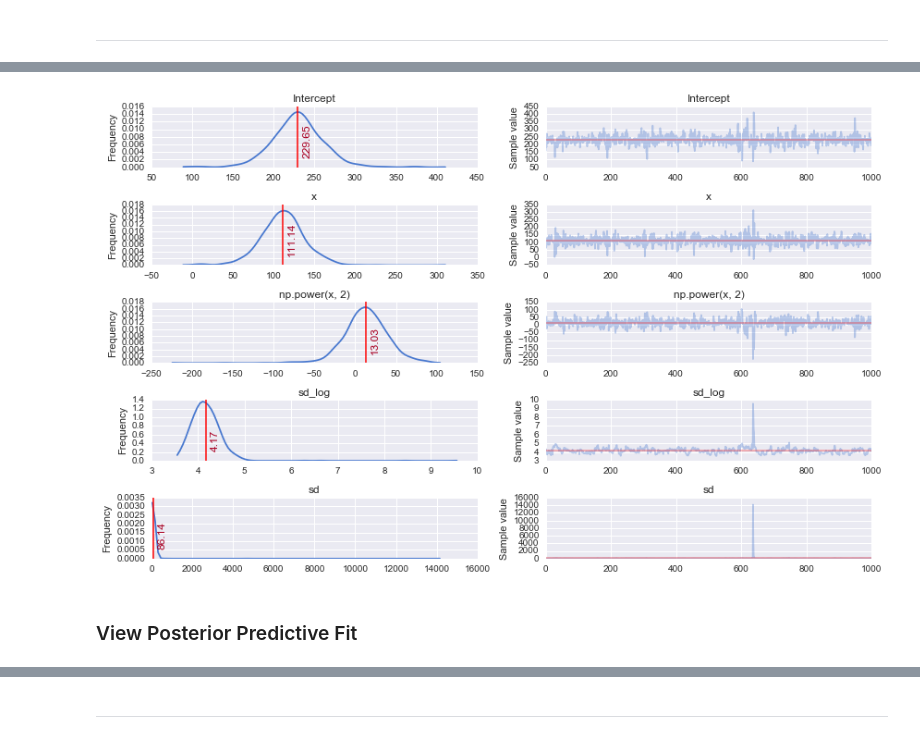
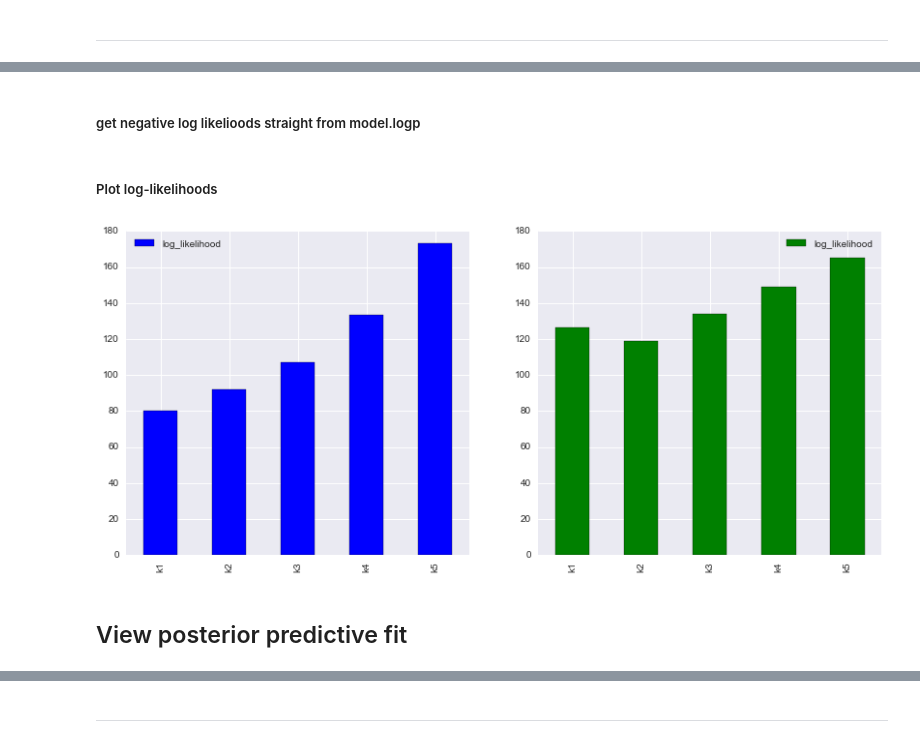
Before and after one commit to jonsedar/pymc_examples, a Jupyter notebook: GLM-model-selection.ipynb, the cells around one changed output, grey strips where cells are left out. Saved outputs shown, nothing was run; the diff lists cells and outputs as text; code cells hidden in the pictures.

```diff
--- a/GLM-model-selection.ipynb
+++ b/GLM-model-selection.ipynb
@@ -324,0 +330,2 @@ NOTE: Screenshot of times taken. k7 is really expensive
+# %%
+models_lin, traces_lin = run_models(dfs_lin)
@@ -324,0 +343,2 @@ NOTE: Screenshot of times taken. k7 is really expensive
+# %%
+models_quad, traces_quad = run_models(dfs_quad)
@@ -327,11 +357,0 @@ NOTE: Screenshot of times taken. k7 is really expensive
-# %%
-## get negative log likelioods straight from model.logp
-
-loglks = OrderedDict()
-
-for nm, mdl in models.items():
-    loglks[nm] = -mdl.logp(pm.df_summary(traces[nm])['mean'].to_dict())
-
-dfll = pd.DataFrame.from_dict(loglks, orient='index')
-dfll.rename(columns={0:'loglikelihood'}, inplace=True)
-ax = dfll.plot(kind='bar', legend=False)
@@ -340,9 +358,28 @@ ax = dfll.plot(kind='bar', legend=False)
-# %%
-plot_traces(traces['k2'])
-# %% [output]
-[figure, removed]
-# %% [markdown]
-### View Posterior Predictive Fit
+# %% [markdown]
+##### get negative log likelioods straight from model.logp
+# %%
+ll_lin, ll_quad = {}, {}
+
+for nm, mdl in models_lin.items():
+    ll_lin[nm] = -mdl.logp(pm.df_summary(traces_lin[nm])['mean'].to_dict())
+
+for nm, mdl in models_quad.items():
+    ll_quad[nm] = -mdl.logp(pm.df_summary(traces_quad[nm])['mean'].to_dict())
+
+dfll_lin = pd.DataFrame.from_dict(ll_lin, orient='index').sort_index()
+dfll_lin.rename(columns={0:'log_likelihood'}, inplace=True)
+dfll_quad = pd.DataFrame.from_dict(ll_quad, orient='index').sort_index()
+dfll_quad.rename(columns={0:'log_likelihood'}, inplace=True)
+# %% [markdown]
+##### Plot log-likelihoods
+# %%
+f, ax1d = plt.subplots(1, 2, squeeze=False, figsize=(14,6))
+_ = dfll_lin.plot(kind='bar', ax=ax1d[0,0], color='b')
+_ = dfll_quad.plot(kind='bar', ax=ax1d[0,1], color='g')
+# %% [output]
+[figure, added]
+# %% [markdown]
+## View posterior predictive fit
 # %%
 g = sns.lmplot(x='x', y='y', data=dfs, fit_reg=False, size=8
                ,scatter_kws={'alpha':0.7,'s':100})
```
Also changed, not shown: parts of 39 cells of this notebook.
